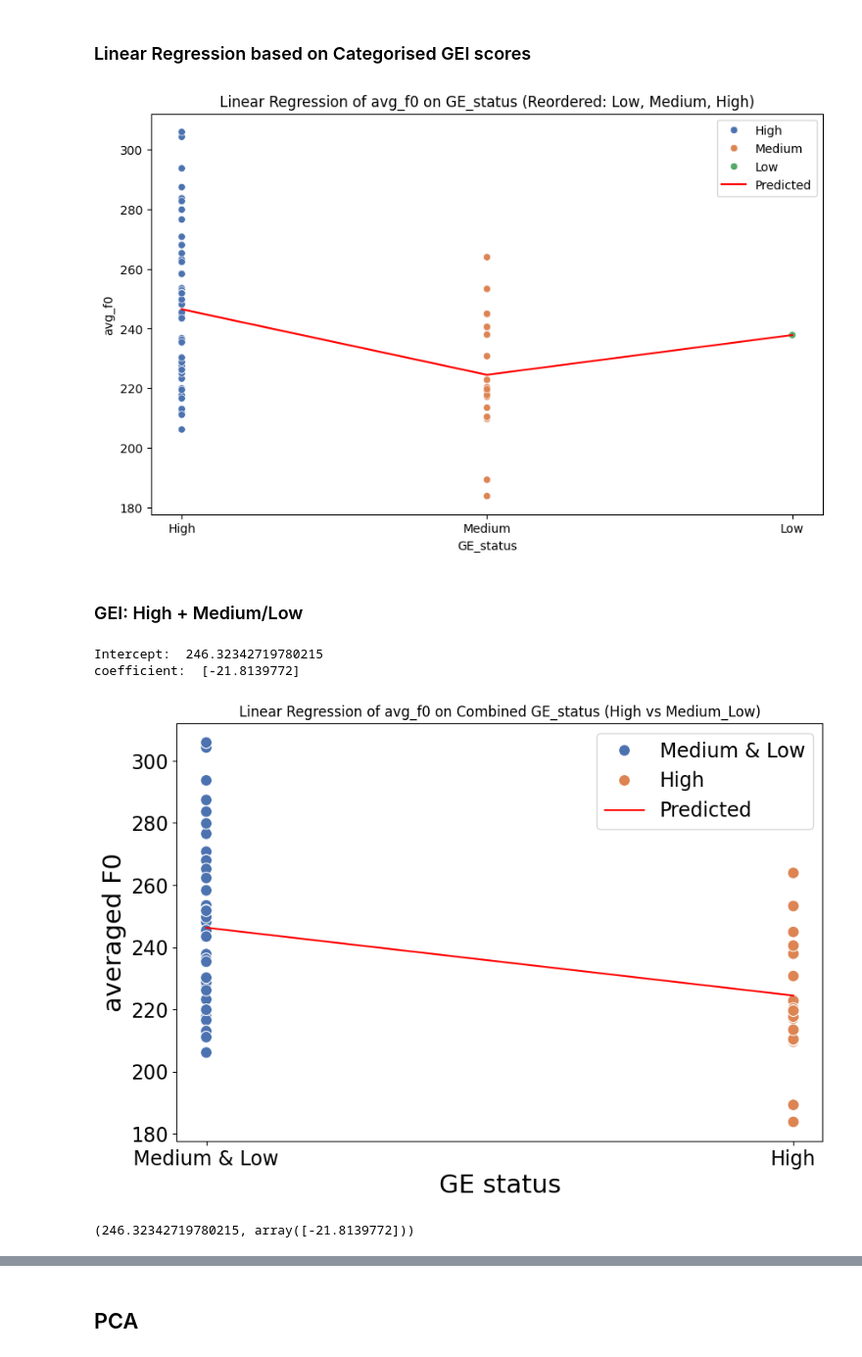
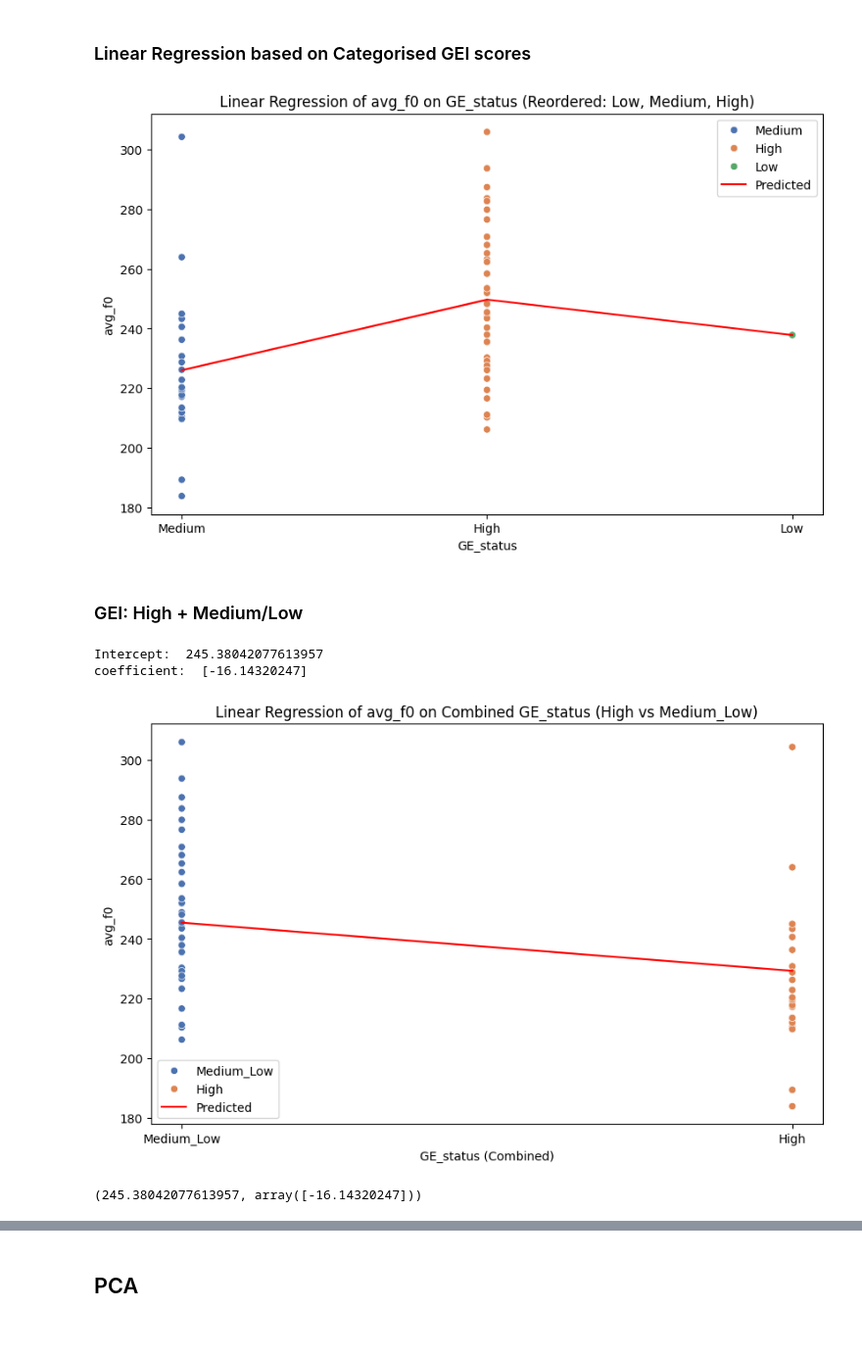
Before and after one commit to rozariwang/WS23-24_Sound_Change, a Jupyter notebook: F0_change_prediction_model.ipynb, the cells around one changed output, grey strips where cells are left out. Shown at 98% size. Drawn from its saved outputs; the diff is of its cells as text; code cells hidden in the pictures.

Commit message:
Update - run LR model with new data

```diff
--- a/F0_change_prediction_model.ipynb
+++ b/F0_change_prediction_model.ipynb
@@ -127,7 +212,8 @@ plt.show()
 ### Linear Regression based on Categorised GEI scores
 # %%
 # Load the data from the uploaded file
-file_path = './F0_averaged_GEstatusCategories.csv'
+#file_path = './F0_averaged_GEstatusCategories.csv'
+file_path = './NEW_F0_averaged_GEstatusCategories.csv'
 data = pd.read_csv(file_path)
 
 # One-hot encoding for GE_status
@@ -165,48 +251,53 @@ plt.ylabel('avg_f0')
 plt.legend()
 plt.show()
 # %% [output]
-[figure, old version]
+[figure, new version]
 # %% [markdown]
 ### GEI: High + Medium/Low
 # %%
 # Combining 'Medium' and 'Low' into one category 'Medium_Low'
-data['GE_status_combined'] = data['GE_status'].replace({'Medium': 'Medium & Low', 'Low': 'Medium & Low'})
+data['GE_status_combined'] = data['GE_status'].replace({'Medium': 'Medium_Low', 'Low': 'Medium_Low'})
 
 # Converting the binary categorical variable into a numerical form
-data['GE_status_combined_num'] = data['GE_status_combined'].apply(lambda x: 1 if x == 'High' else 0)
+# data['GE_status_combined_num'] = data['GE_status_combined'].apply(lambda x: 1 if x == 'High' else 0)
+
+# Adjust the category type for plotting
+data['GE_status_combined'] = pd.Categorical(data['GE_status_combined'], categories=['Medium_Low', 'High'], ordered=True)
+
+# Inverting the binary categorical variable into a numerical form so that Medium_Low is 0 and High is 1
+data['GE_status_combined_num'] = data['GE_status_combined'].cat.codes
 
 # Preparing the variables for linear regression
 X_combined = data[['GE_status_combined_num']]
 y_combined = data['avg_f0']
 
 # Fit the linear regression model
 model_combined = LinearRegression().fit(X_combined, y_combined)
 
 # Coefficients
 intercept_combined = model_combined.intercept_
 coefficients_combined = model_combined.coef_
 
 print("Intercept: ", intercept_combined)
 print("coefficient: ", coefficients_combined)
 
 # Plotting
-plt.figure(figsize=(10, 6.5))
-sns.scatterplot(data=data, x='GE_status_combined', y='avg_f0', hue='GE_status_combined', palette='deep', s=100)
+plt.figure(figsize=(10, 6))
+sns.scatterplot(data=data, x='GE_status_combined', y='avg_f0', hue='GE_status_combined', palette='deep')
+#sns.scatterplot(data=data, x='GE_status_combined', y='avg_f0', hue='GE_status_combined', palette='deep')
 sns.lineplot(data=data, x='GE_status_combined', y=model_combined.predict(X_combined), color='red', label='Predicted')
 plt.title('Linear Regression of avg_f0 on Combined GE_status (High vs Medium_Low)')
-plt.xlabel('GE status', fontsize=22)
-plt.ylabel('averaged F0', fontsize=22)
-plt.xticks(fontsize=17)
-plt.yticks(fontsize=17)
-plt.legend(fontsize=17)
+plt.xlabel('GE_status (Combined)')
+plt.ylabel('avg_f0')
+plt.legend()
 plt.show()
 
 (intercept_combined, coefficients_combined)
 # %% [output]
-Intercept:  246.32342719780215
-coefficient:  [-21.8139772]
+Intercept:  245.38042077613957
+coefficient:  [-16.14320247]
-[figure, old version]
+[figure, new version]
-(246.32342719780215, array([-21.8139772]))
+(245.38042077613957, array([-16.14320247]))
 # %%
 # Plotting the "High" category over "Year" due to a previous execution error
 high_data = data[data['GE_status'] == 'High']
```
Also changed, not shown: parts of 10 cells of this notebook.
